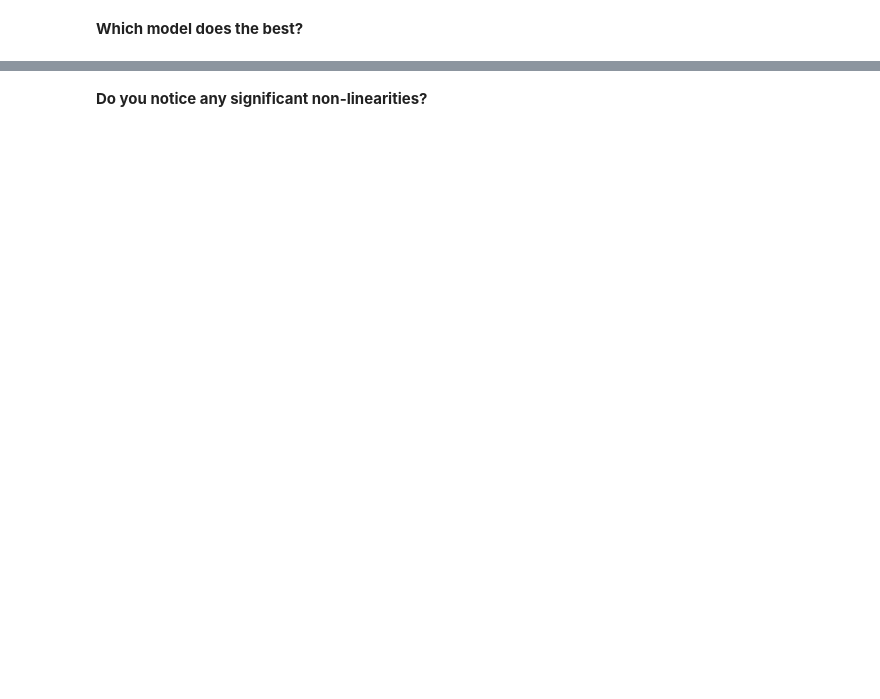
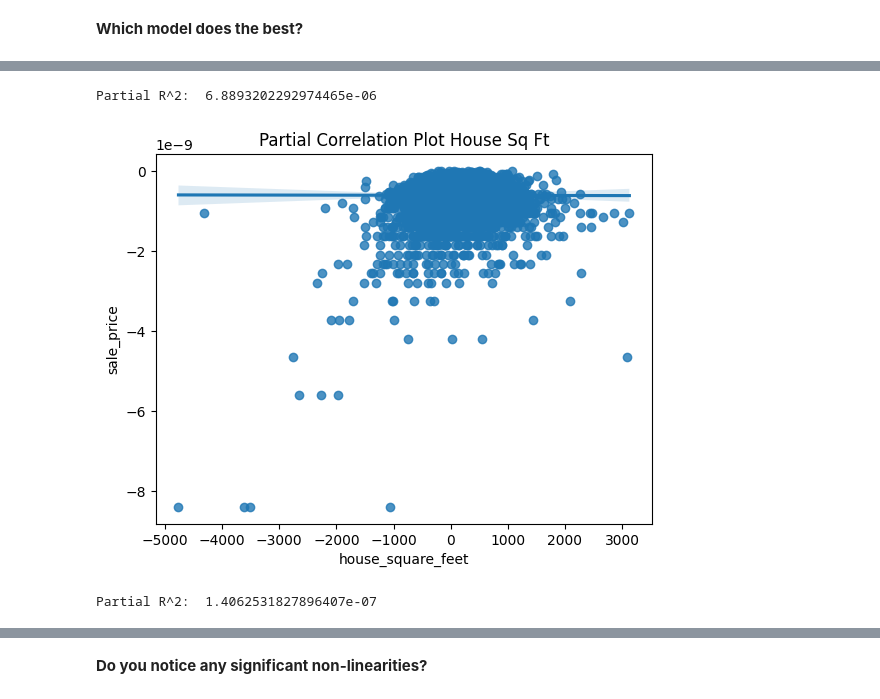
Before and after one commit to kpunsalan8/linearModels-KP, a Jupyter notebook: lab/lab_notebook_applied.ipynb, the cells around one changed output, grey strips where cells are left out. Saved outputs shown, nothing was run; the diff lists cells and outputs as text; code cells hidden in the pictures; blank space fills up the shorter version.

Commit message:
Save q5 work

```diff
--- a/lab/lab_notebook_applied.ipynb
+++ b/lab/lab_notebook_applied.ipynb
@@ -265,2 +310,13 @@ Testing set size: 3363
 # %% [markdown]
 **Which model does the best?**
+# %%
+# some cleaning before partial correlation plots
+# drop sale_price_log
+df.drop(columns=['sale_price_log'],inplace=True)
+# %%
+# drop sale_date
+df.drop(columns=['sale_date'],inplace=True)
+# %%
+# change garage_Detached and garage_None from True/False to float
+df['garage_Detached'] = df['garage_Detached'].astype(float)
+df['garage_None'] = df['garage_None'].astype(float)
@@ -267,3 +332,46 @@ Testing set size: 3363
 # %%
 # Q5
 # partial correlation plots for each of the numeric variables in model
+# %%
+# house_square_feet
+y = df['sale_price'] # target variable
+x_k = df['house_square_feet']
+X_other = df.drop(columns=['house_square_feet']) # All variables except house_square_feet
+
+# 1 regress y against all other variables and save residuals r_y
+reg_y = LinearRegression(fit_intercept=False).fit(X_other, y) # Fit the linear model
+r_y = y - reg_y.predict(X_other)
+
+# 2 regress variable against all other variables except itself and save residuals r_x
+reg_k = LinearRegression(fit_intercept=False).fit(X_other, x_k) # Fit the linear model
+r_x = x_k - reg_k.predict(X_other)
+
+# plot residuals r_y against r_x
+reg = LinearRegression().fit(r_x.to_numpy().reshape(-1, 1),r_y.to_numpy())
+print('Partial R^2: ', reg.score(r_x.to_numpy().reshape(-1, 1),r_y.to_numpy()) )
+# %% [output]
+Partial R^2:  6.8893202292974465e-06
+# %%
+# partial correlation plot house_square_feet
+sns.regplot(y=r_y, x=r_x).set(title='Partial Correlation Plot House Sq Ft')
+plt.show()
+# %% [output]
+[figure, added]
+# %%
+# attic_finished_square_feet
+y = df['sale_price'] # target variable
+x_k = df['attic_finished_square_feet']
+X_other = df.drop(columns=['attic_finished_square_feet'])
+# 1 regress y against all other variables and save residuals r_y
+reg_y = LinearRegression(fit_intercept=False).fit(X_other, y) # Fit the linear model
+r_y = y - reg_y.predict(X_other)
+
+# 2 regress variable against all other variables except itself and save residuals r_x
+reg_k = LinearRegression(fit_intercept=False).fit(X_other, x_k) # Fit the linear model
+r_x = x_k - reg_k.predict(X_other)
+
+# plot residuals r_y against r_x
+reg = LinearRegression().fit(r_x.to_numpy().reshape(-1, 1),r_y.to_numpy())
+print('Partial R^2: ', reg.score(r_x.to_numpy().reshape(-1, 1),r_y.to_numpy()) )
+# %% [output]
+Partial R^2:  1.4062531827896407e-07
```
Also changed, not shown: parts of 26 cells of this notebook.
